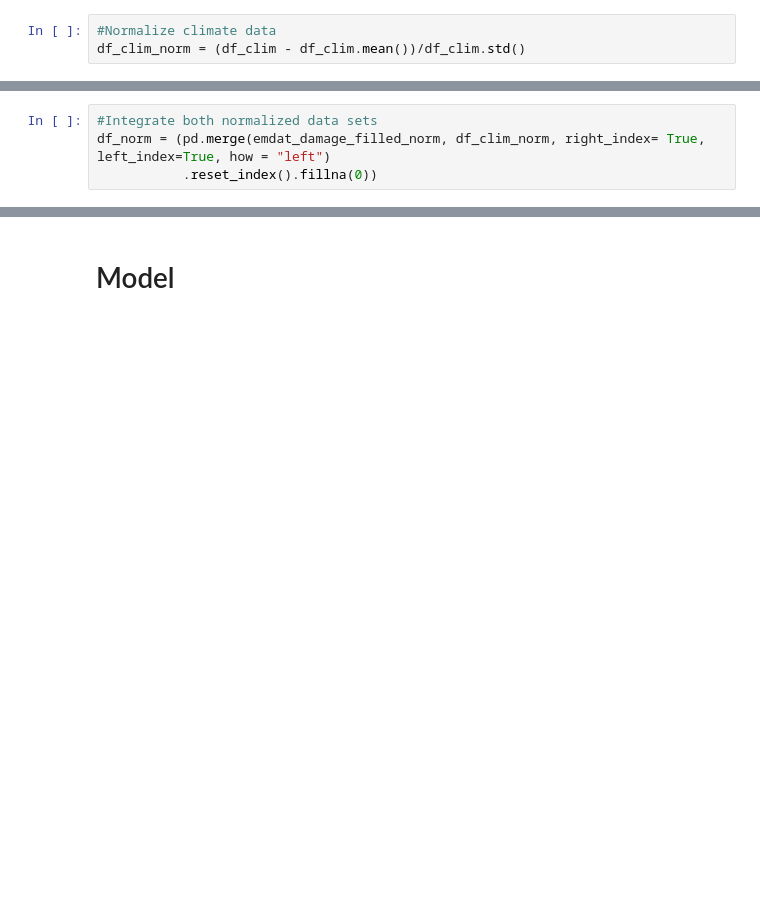
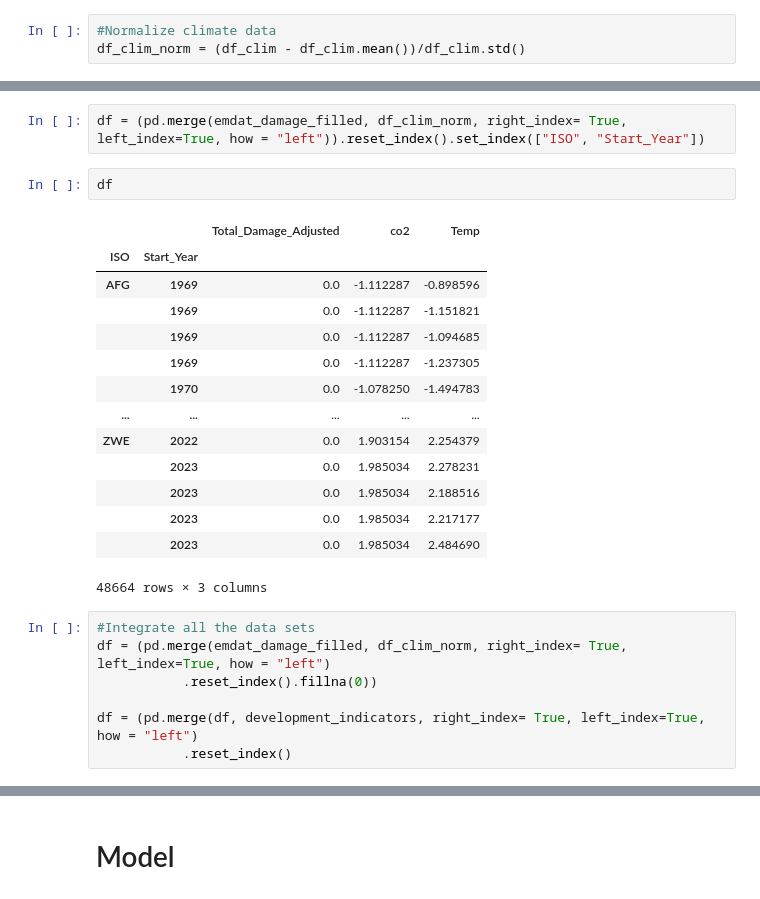
Before and after one commit to jessegrabowski/laos-climate-change, a Jupyter notebook: notebooks/43_Damage_probability.ipynb, the cells around one changed output, grey strips where cells are left out. Cells and saved outputs as stored; diff of their text form; blank space fills up the shorter version.

```diff
--- a/notebooks/43_Damage_probability.ipynb
+++ b/notebooks/43_Damage_probability.ipynb
@@ -64,5 +72,27 @@ emdat_damage_filled_norm = emdat_damage_country.set_index(["Start_Year"])
+# %%
+df = (pd.merge(emdat_damage_filled, df_clim_norm, right_index= True, left_index=True, how = "left")).reset_index().set_index(["ISO", "Start_Year"])
+# %%
+df
+# %% [output]
+|  |  | Total_Damage_Adjusted | co2 | Temp |
+| ISO | Start_Year |  |  |  |
+| AFG | 1969 | 0.0 | -1.112287 | -0.898596 |
+|  | 1969 | 0.0 | -1.112287 | -1.151821 |
+|  | 1969 | 0.0 | -1.112287 | -1.094685 |
+|  | 1969 | 0.0 | -1.112287 | -1.237305 |
+|  | 1970 | 0.0 | -1.078250 | -1.494783 |
+| ... | ... | ... | ... | ... |
+| ZWE | 2022 | 0.0 | 1.903154 | 2.254379 |
+|  | 2023 | 0.0 | 1.985034 | 2.278231 |
+|  | 2023 | 0.0 | 1.985034 | 2.188516 |
+|  | 2023 | 0.0 | 1.985034 | 2.217177 |
+|  | 2023 | 0.0 | 1.985034 | 2.484690 |
+48664 rows × 3 columns
 # %%
-#Integrate both normalized data sets
-df_norm = (pd.merge(emdat_damage_filled_norm, df_clim_norm, right_index= True, left_index=True, how = "left")
+#Integrate all the data sets
+df = (pd.merge(emdat_damage_filled, df_clim_norm, right_index= True, left_index=True, how = "left")
            .reset_index().fillna(0))
+
+df = (pd.merge(df, development_indicators, right_index= True, left_index=True, how = "left")
+           .reset_index()
 # %%
```
Also changed, not shown: parts of 6 cells of this notebook.
